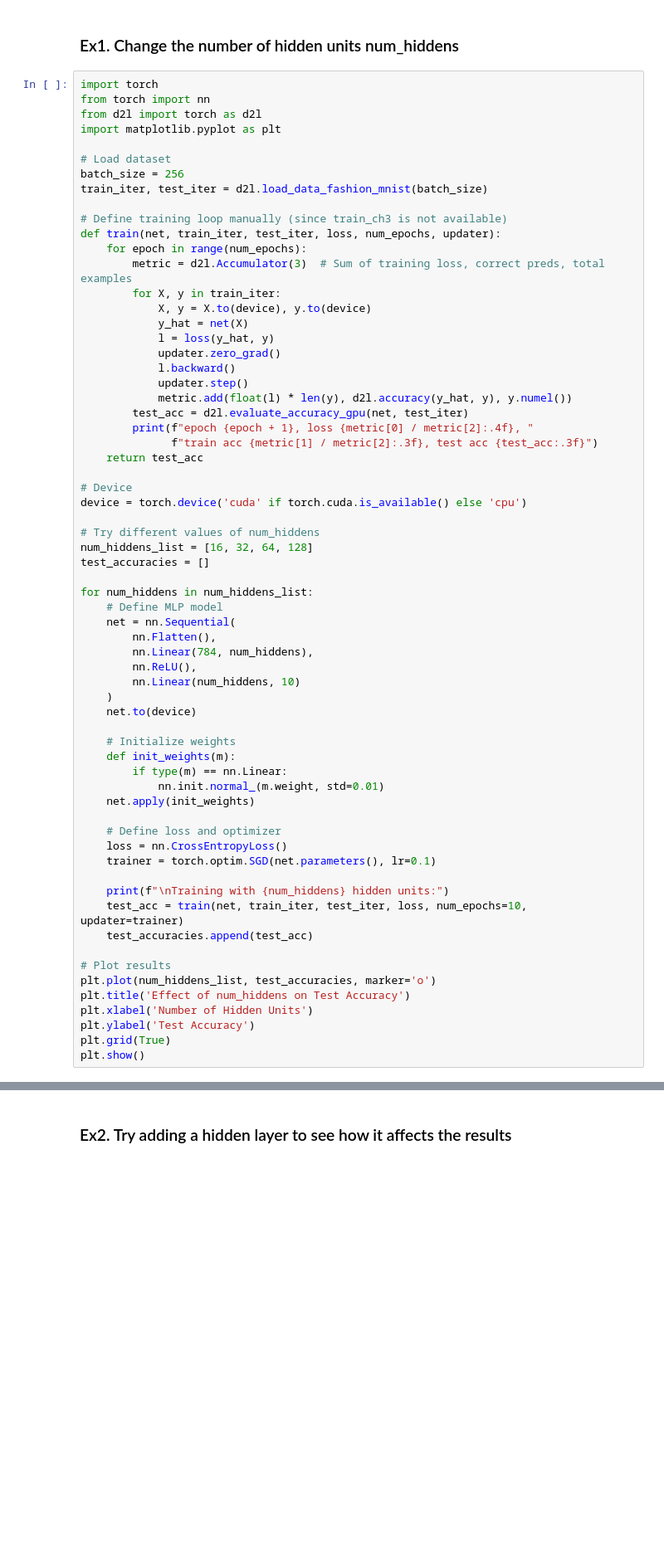
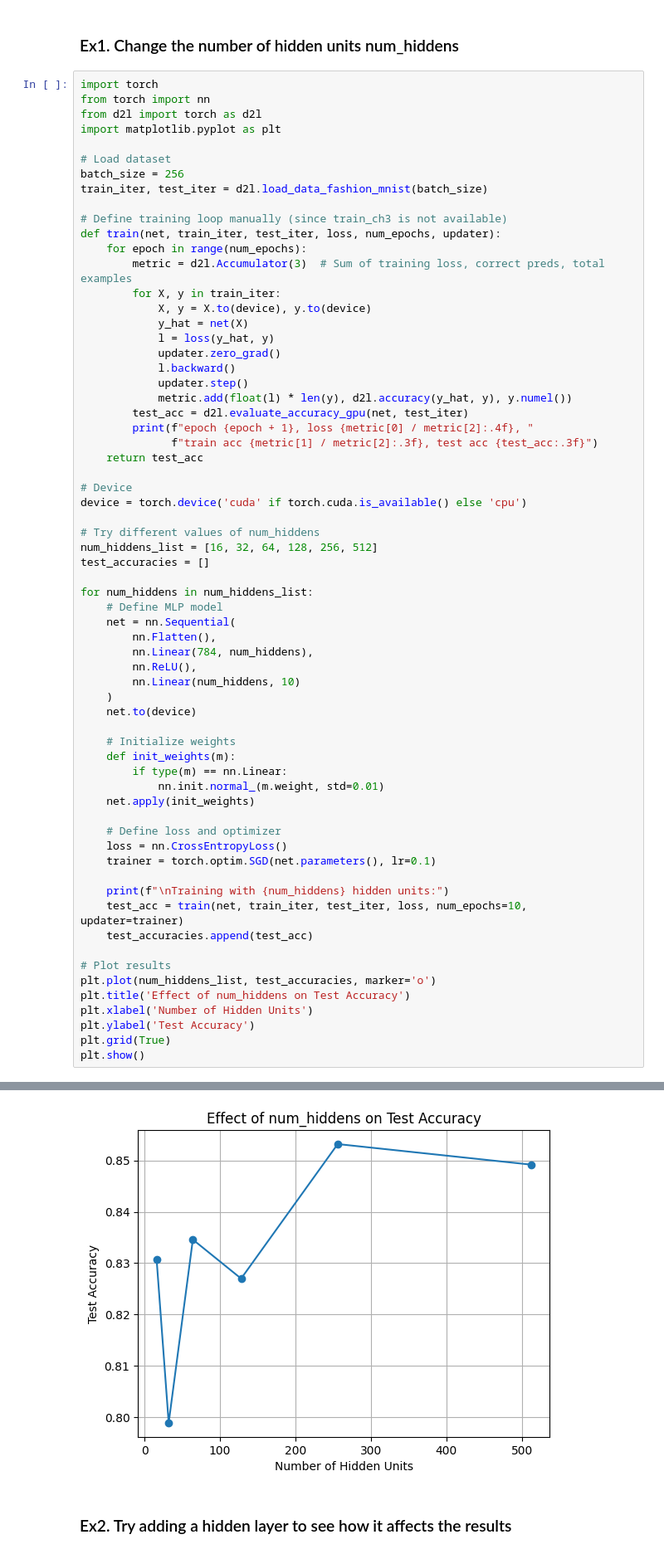
Before and after one commit to Schwartz1901/math_foundation_assignment_mlp_d2l, a Jupyter notebook: MLP_Math_Foundation_Assignment.ipynb, the cells around one changed output, grey strips where cells are left out. Shown at 83% size. Drawn from its saved outputs; the diff is of its cells as text; blank space fills up the shorter version.

```diff
--- a/MLP_Math_Foundation_Assignment.ipynb
+++ b/MLP_Math_Foundation_Assignment.ipynb
@@ -1231,7 +1311,7 @@ def train(net, train_iter, test_iter, loss, num_epochs, updater):
 device = torch.device('cuda' if torch.cuda.is_available() else 'cpu')
 
 # Try different values of num_hiddens
-num_hiddens_list = [16, 32, 64, 128]
+num_hiddens_list = [16, 32, 64, 128, 256, 512]
 test_accuracies = []
 
 for num_hiddens in num_hiddens_list:
@@ -1270,3 +1366,4 @@ ModuleNotFoundError: No module named 'd2l'
+[figure, added]
 # %% [markdown]
 ### Ex2. Try adding a hidden layer to see how it affects the results
 # %%
```
Also changed, not shown: parts of 21 cells of this notebook.
